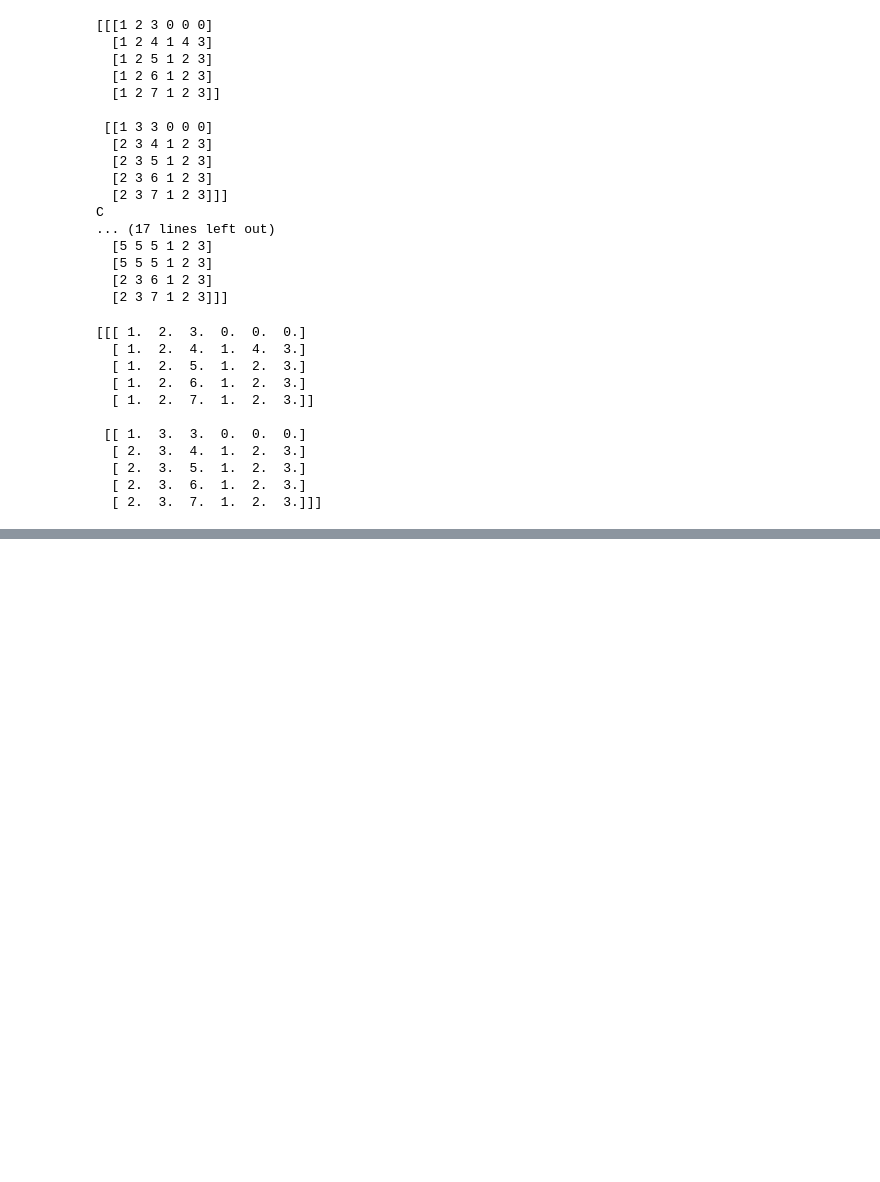
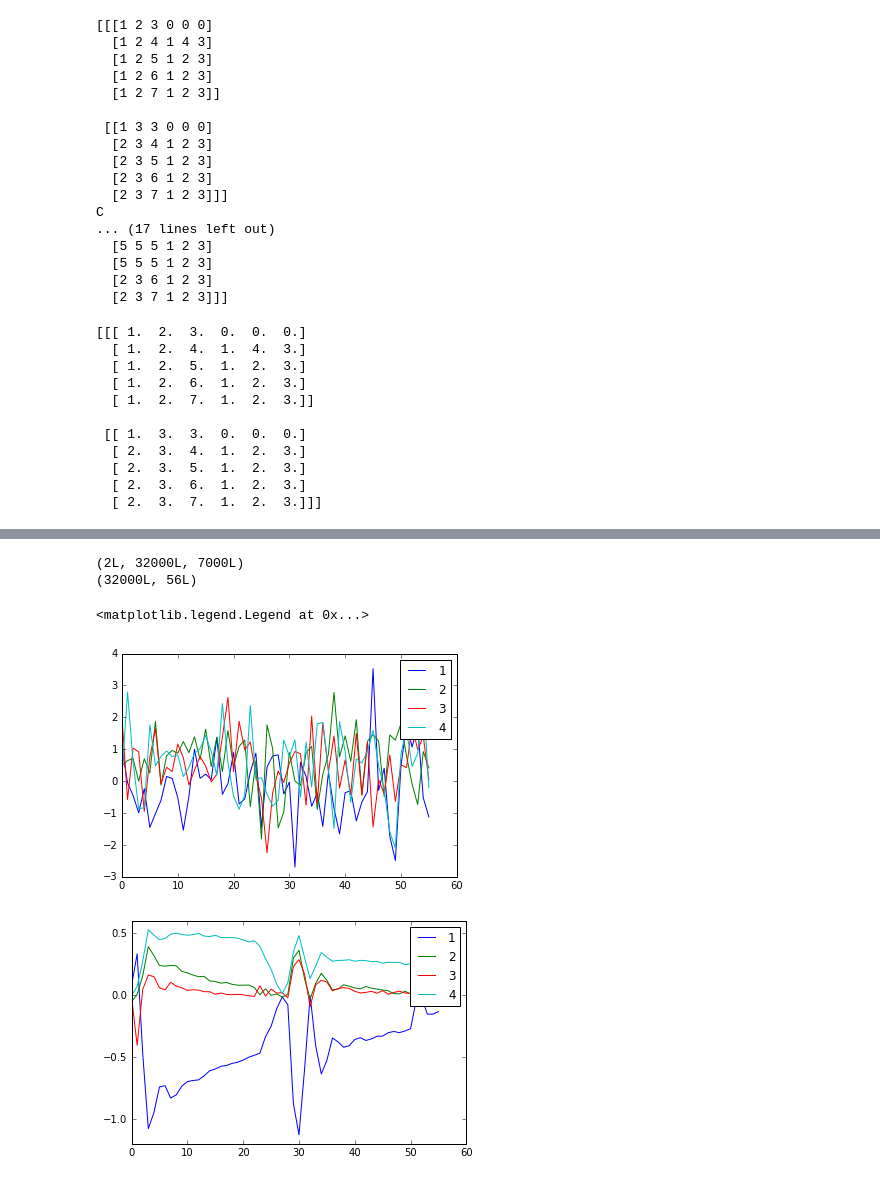
Before and after one commit to dennischenfeng/qnl_qmtrajproj, a Jupyter notebook: SWInt_SVM_v2.ipynb, the cells around one changed output, grey strips where cells are left out. Saved outputs shown, nothing was run; the diff lists cells and outputs as text; code cells hidden in the pictures; blank space fills up the shorter version.

```diff
--- a/SWInt_SVM_v2.ipynb
+++ b/SWInt_SVM_v2.ipynb
@@ -370,0 +399,26 @@ print E
+# %%
+print traj_train.shape
+
+inputVectors, labels_ggexc = __formatIntoFeatureVectorsAndLabels(traj_train, labels_train)
+
+print inputVectors.shape
+
+
+plt.plot(inputVectors[0, :])
+plt.plot(inputVectors[8000, :])
+plt.plot(inputVectors[16000, :])
+plt.plot(inputVectors[24000, :])
+plt.legend([1,2,3,4])
+
+plt.figure()
+plt.plot(inputVectors[0:8000, :].mean(0))
+plt.plot(inputVectors[8000:16000, :].mean(0))
+plt.plot(inputVectors[16000:24000, :].mean(0))
+plt.plot(inputVectors[24000:32000, :].mean(0))
+plt.legend([1,2,3,4])
+# %% [output]
+(2L, 32000L, 7000L)
+(32000L, 56L)
+<matplotlib.legend.Legend at 0x...>
+[figure, added]
+[figure, added]
```
Also changed, not shown: parts of 4 cells of this notebook, 2 other files.
